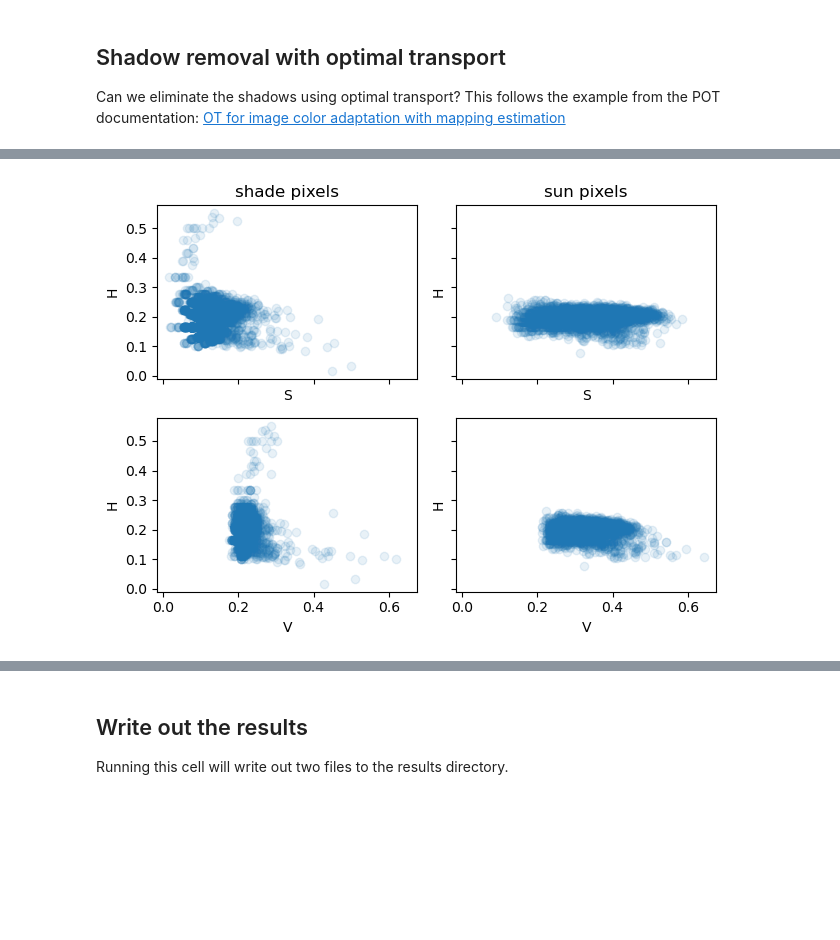
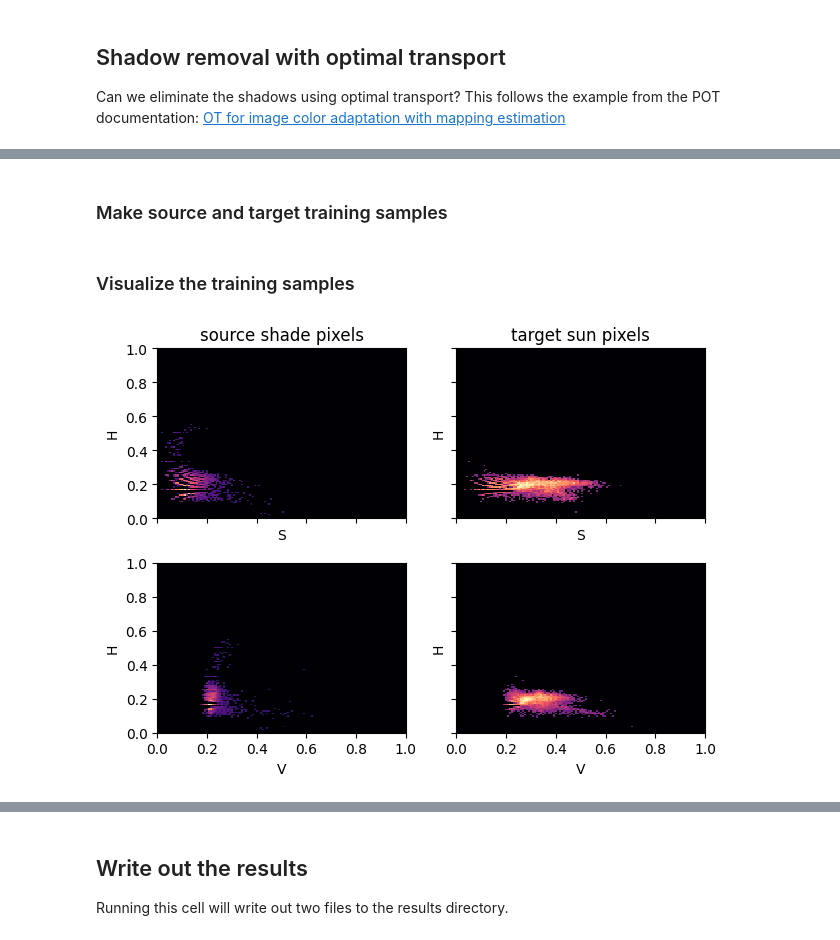
Before and after one commit to mrahnis/nb-vegetation, a Jupyter notebook: Step-03-Veggie-Transport.ipynb, the cells around one changed output, grey strips where cells are left out. Drawn from its saved outputs; the diff is of its cells as text; code cells hidden in the pictures; blank space fills up the shorter version.

```diff
--- a/Step-03-Veggie-Transport.ipynb
+++ b/Step-03-Veggie-Transport.ipynb
@@ -80,16 +69,0 @@ plt.show()
-# %%
-# THIS ACTUALLY WORKS BEST SAMPLING ~shade PIXELS
-# WITH SUNLIT_MASK THE FORESTED AREAS OVERWHELM THE RANDOM SAMPLE
-# COULD THE SUNLIT_MASK WORK BETTER IF USING THE XY POSITION OF THE SAMPLES?
-
-"""Load sunlit mask"""
-sunmask_file = '{}/results/sunlit_mask.tif{}'.format(path, params)
-sunmask_src = rasterio.open(sunmask_file)
-
-# read mask data into a boolean array
-sunlit = np.squeeze(sunmask_src.read()).astype(bool)
-
-fig, ax = plt.subplots(1, 1)
-ax.imshow(sunlit, cmap='gray_r', interpolation='none')
-
-plt.show()
@@ -208,30 +206,44 @@ sun pixels (1372784, 4)
+# %% [markdown]
+### Make source and target training samples
+# %%
+# training samples
+nb = 8000
+rng = np.random.RandomState(42)
+
+idx1 = rng.randint(X1.shape[0], size=(nb,))
+idx2 = rng.randint(X2.shape[0], size=(nb,))
+
+# Xs is the source, Xt is the target; we want to transport the shaded areas to the sunlit areas
+Xs = X1[idx1, :] # the shade sample
+Xt = X2[idx2, :] # the sun sample
+# %% [markdown]
+### Visualize the training samples
 # %%
+gamma = 0.25
+
 fig, ((ax0, ax1), (ax2, ax3)) = plt.subplots(nrows=2, ncols=2, sharex=True, sharey=True)
 
 # not going to color the samples here
-# plt.scatter(Xs[:, 1], Xs[:, 2], c=Xs)
-ax0.scatter(Xs[:, 1], Xs[:, 0], alpha=0.1)
+ax0.hist2d(Xs[:, 1], Xs[:, 0], bins=nbins, norm=colors.PowerNorm(gamma), cmap='magma', range=channel_range)
 ax0.set_xlabel(f'{channels[1]}')
 ax0.set_ylabel(f'{channels[0]}')
-ax0.set_title('shade pixels')
+ax0.set_title('source shade pixels')
 
-# not going to color the samples here
-# plt.scatter(Xt[:, 1], Xt[:, 2], c=Xt)
-ax1.scatter(Xt[:, 1], Xt[:, 0], alpha=0.1)
+ax1.hist2d(Xt[:, 1], Xt[:, 0], bins=nbins, norm=colors.PowerNorm(gamma), cmap='magma', range=channel_range)
 ax1.set_xlabel(f'{channels[1]}')
 ax1.set_ylabel(f'{channels[0]}')
-ax1.set_title('sun pixels')
+ax1.set_title('target sun pixels')
 
-ax2.scatter(Xs[:, 2], Xs[:, 0], alpha=0.1)
+ax2.hist2d(Xs[:, 2], Xs[:, 0], bins=nbins, norm=colors.PowerNorm(gamma), cmap='magma', range=channel_range)
 ax2.set_xlabel(f'{channels[2]}')
 ax2.set_ylabel(f'{channels[0]}')
 # ax2.set_title('shade sample pixels')
 
-ax3.scatter(Xt[:, 2], Xt[:, 0], alpha=0.1)
+ax3.hist2d(Xt[:, 2], Xt[:, 0], bins=nbins, norm=colors.PowerNorm(gamma), cmap='magma', range=channel_range)
 ax3.set_xlabel(f'{channels[2]}')
 ax3.set_ylabel(f'{channels[0]}')
 # ax3.set_title('sun sample pixels')
 
 plt.tight_layout()
 # %% [output]
-[figure, old version]
+[figure, new version]
```
Also changed, not shown: parts of 27 cells of this notebook.
